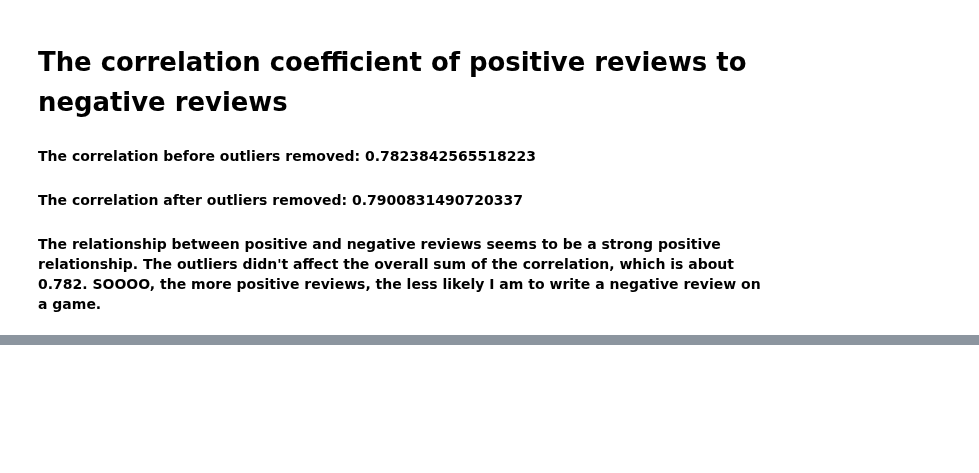
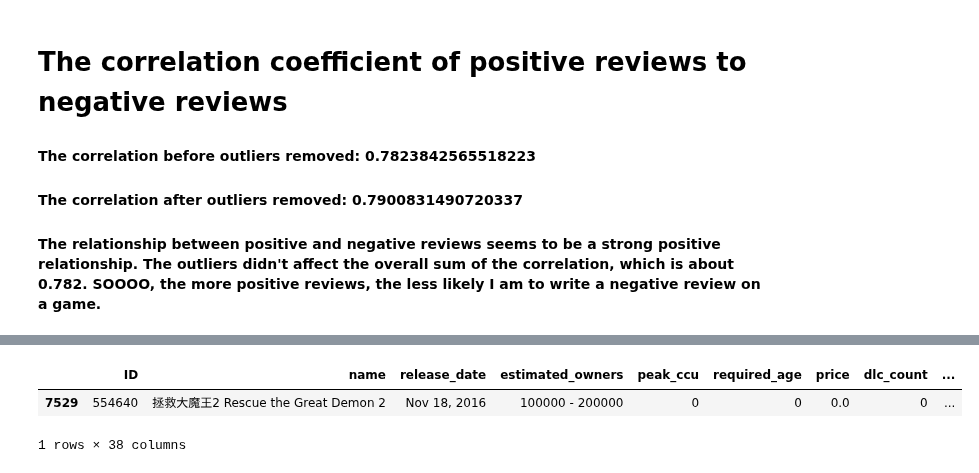
Before and after one commit to ReapersOne/AI, a Jupyter notebook: Semester 1/Games/SteamGames.ipynb, the cells around one changed output, grey strips where cells are left out. Cells and saved outputs as stored; diff of their text form; code cells hidden in the pictures; blank space fills up the shorter version.

```diff
--- a/Semester 1/Games/SteamGames.ipynb
+++ b/Semester 1/Games/SteamGames.ipynb
@@ -226,0 +236,6 @@ subDF.corr(method='pearson')
+# %%
+df[df["average_playtime_forever"] == 49555]
+# %% [output]
+|  | ID | name | release_date | estimated_owners | peak_ccu | required_age | price | dlc_count | ... |
+| 7529 | 554640 | 拯救大魔王2 Rescue the Great Demon 2 | Nov 18, 2016 | 100000 - 200000 | 0 | 0 | 0.0 | 0 | ... |
+1 rows × 38 columns
```
Also changed, not shown: parts of 6 cells of this notebook.
